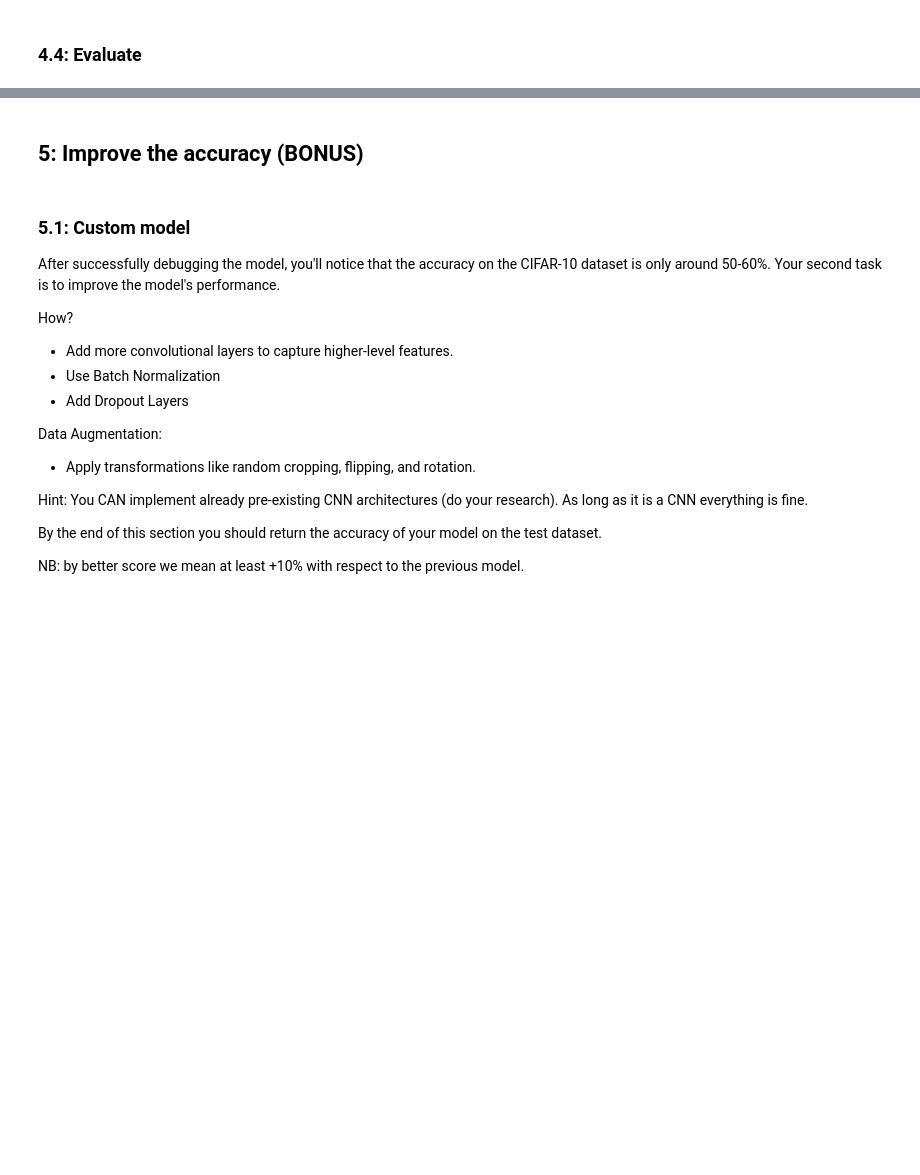
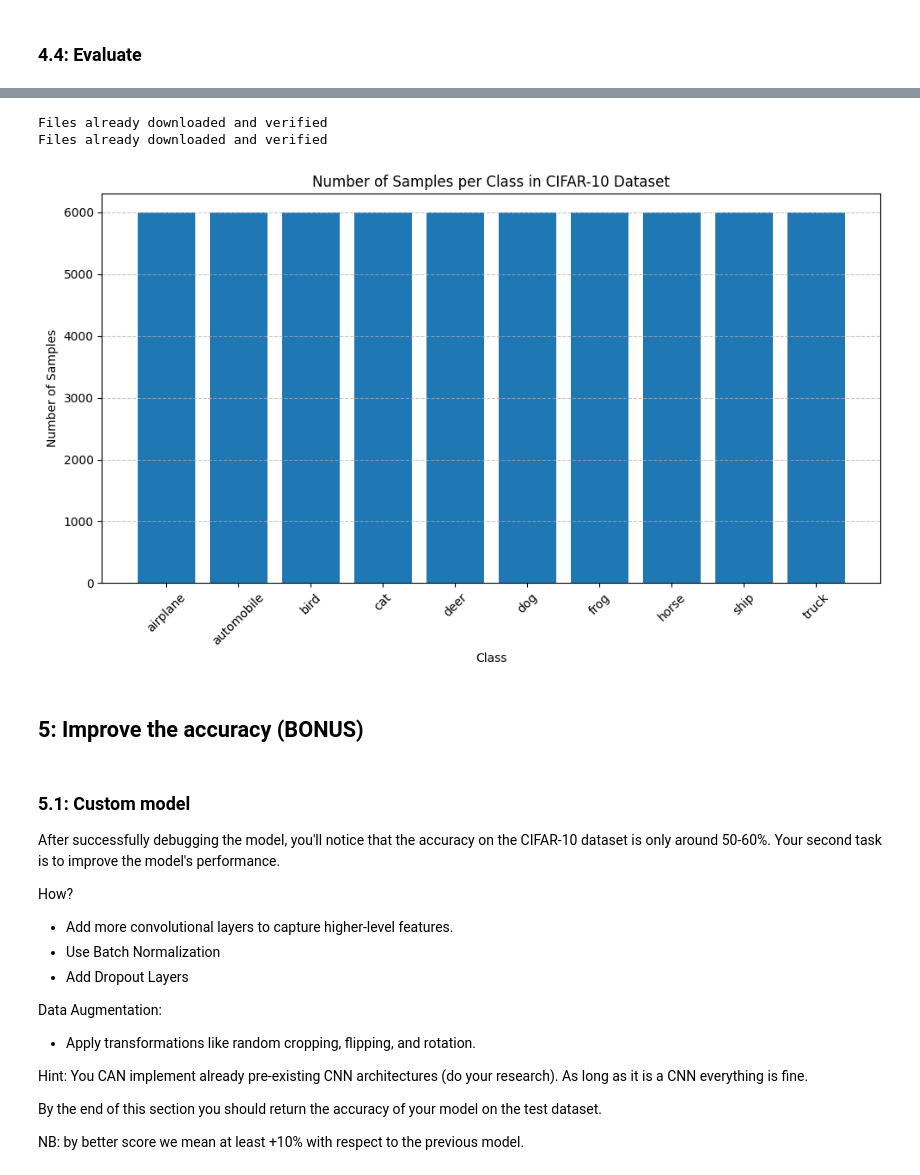
Before and after one commit to muradhuseynov1/clasification_problems, a Jupyter notebook: HW2.ipynb, the cells around one changed output, grey strips where cells are left out. Cells and saved outputs as stored; diff of their text form; code cells hidden in the pictures; blank space fills up the shorter version.

```diff
--- a/HW2.ipynb
+++ b/HW2.ipynb
@@ -1355,5 +1350,40 @@ Accuracy on the test images: 52.08%
 
 -------------------------------------------------------
+# %%
+import matplotlib.pyplot as plt
+from collections import Counter
+from torchvision import datasets, transforms
+
+transform = transforms.Compose([
+    transforms.ToTensor(),
+])
+
+full_train_dataset = datasets.CIFAR10(root='./data', train=True, download=True, transform=transform)
+test_dataset = datasets.CIFAR10(root='./data', train=False, download=True, transform=transform)
+
+train_labels = full_train_dataset.targets
+test_labels = test_dataset.targets
+all_labels = train_labels + test_labels
+
+class_names = full_train_dataset.classes
+class_counts = Counter(all_labels)
+
+class_ids = range(len(class_names))
+counts = [class_counts[i] for i in class_ids]
+
+plt.figure(figsize=(10, 6))
+plt.bar(class_names, counts)
+plt.xlabel("Class")
+plt.ylabel("Number of Samples")
+plt.title("Number of Samples per Class in CIFAR-10 Dataset")
+plt.xticks(rotation=45)
+plt.grid(axis='y', linestyle='--', alpha=0.7)
+plt.tight_layout()
+plt.show()
+# %% [output]
+Files already downloaded and verified
+Files already downloaded and verified
+[figure, added]
 # %% [markdown]
 ## **5: Improve the accuracy** (BONUS)
 # %% [markdown]
```
Also changed, not shown: parts of 12 cells of this notebook, 1 other file.
